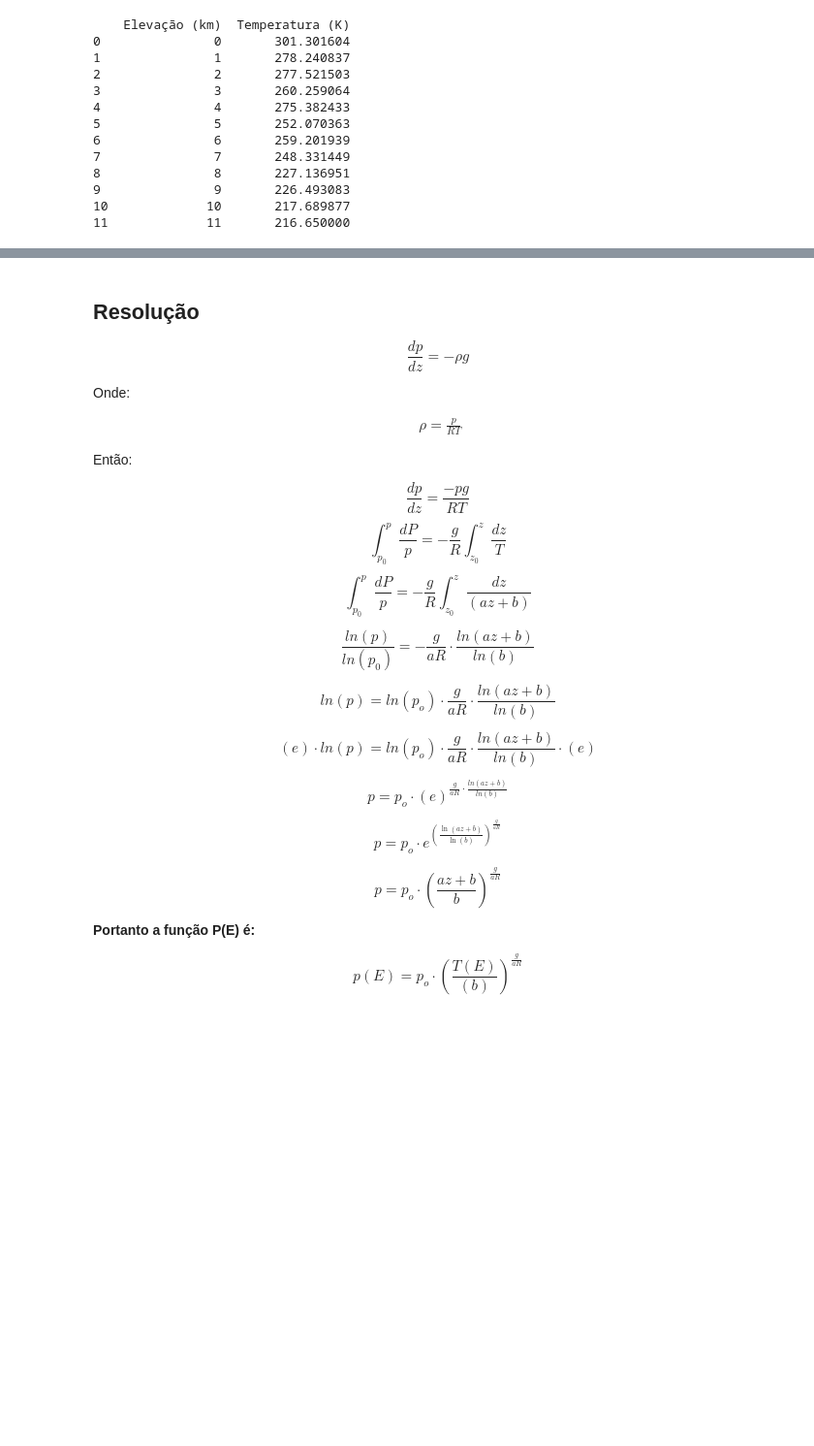
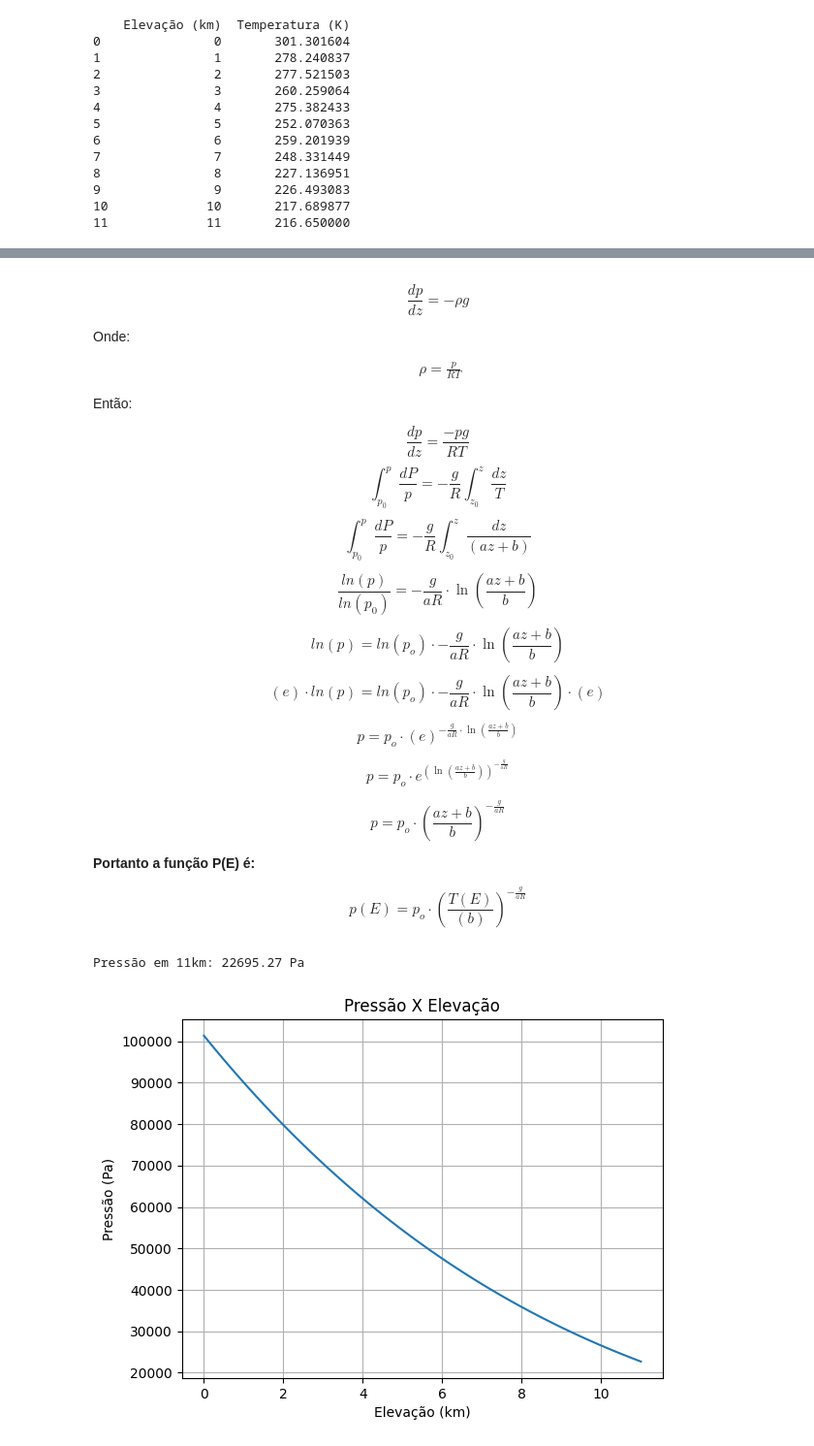
Before and after one commit to RaffaellaSantos/pressao_elevacao, a Jupyter notebook: atividade1.ipynb, the cells around one changed output, grey strips where cells are left out. Shown at 97% size. Cells and saved outputs as stored; diff of their text form; code cells hidden in the pictures; blank space fills up the shorter version.

```diff
--- a/atividade1.ipynb
+++ b/atividade1.ipynb
@@ -121,5 +131,6 @@ plt.show()
 # %% [markdown]
-## Resolução
+
+
 
 $$ \frac{dp}{dz} = -ρg $$
 
@@ -137,21 +148,49 @@ $$ \frac{dp}{dz} = \frac{-pg}{RT} $$
 $$\int^{p}_{p_0} \frac{dP}{p} = -\frac{g}{R} \int^{z}_{z_0} \frac{dz}{T}$$
 $$\int^{p}_{p_0} \frac{dP}{p}  = -\frac{g}{R} \int^{z}_{z_0} \frac{dz}{(az+b)}$$
 
-$$\frac{ln(p)}{ln(p_0)} = -\frac{g}{aR} \cdot \frac{ln(az+b)}{ln(b)} $$
+$$\frac{ln(p)}{ln(p_0)} = -\frac{g}{aR} \cdot \ln(\frac{az+b}{b}) $$
 
-$$ {ln(p)} = {ln(p_o)} \cdot \frac{g}{aR}\cdot \frac{ln(az+b)}{ln(b)} $$
+$$ {ln(p)} = {ln(p_o)} \cdot -\frac{g}{aR}\cdot \ln(\frac{az+b}{b}) $$
 
-$$ {(e)} \cdot  {ln(p)} = {ln(p_o)} \cdot \frac{g}{aR}\cdot \frac{ln(az+b)}{ln(b)} \cdot {(e)}$$
+$$ {(e)} \cdot  {ln(p)} = {ln(p_o)} \cdot -\frac{g}{aR}\cdot \ln(\frac{az+b}{b}) \cdot {(e)}$$
 
-$$ {p} = {p_o} \cdot {(e)^{\frac{g}{aR} \cdot \frac{ln(az+b)}{ln(b)} }}$$
+$$ {p} = {p_o} \cdot {(e)^{-\frac{g}{aR} \cdot \ln(\frac{az+b}{b}) }}$$
 
 $$
-p = p_o \cdot e^{\left( \frac{\ln(az + b)}{\ln(b)} \right)^{\frac{g}{aR}}} $$
+p = p_o \cdot e^{\left( \ln(\frac{az+b}{b}) \right)^{-\frac{g}{aR}}} $$
 
 $$
-p = p_o \cdot \left( \frac{az + b}{b} \right)^{\frac{g}{aR}}$$
+p = p_o \cdot \left( \frac{az+b}{b} \right)^{-\frac{g}{aR}}$$
 
 **Portanto a função P(E) é:**
 
 $$
-p(E) = p_o \cdot \left( \frac{T(E)}{(b)} \right)^{\frac{g}{aR}}$$
+p(E) = p_o \cdot \left( \frac{T(E)}{(b)} \right)^{-\frac{g}{aR}}$$
+# %%
+def p(e):
+    T = t(e)
+    e = e * (10**3)
+    a_m = a / (10**3)
+    return p_0 * (T/b) ** (-(G / (R * a_m)))
+
+p_11 = p(11)
+
+print(f"Pressão em 11km: {p_11[0]:.2f} Pa")
+# %% [output]
+Pressão em 11km: 22695.27 Pa
+# %%
+# Altitude em km
+altitude = np.linspace(0, 11, 100)  # 100 pontos na plotagem
+
+# Calculando a pressão
+pressao = p(altitude)
+
+# Plotagem da função de P(E)
+plt.plot(altitude, pressao)
+plt.xlabel('Elevação (km)')
+plt.ylabel('Pressão (Pa)')
+plt.title('Pressão X Elevação')
+plt.grid(True)
+plt.show()
+# %% [output]
+[figure, added]
```
Also changed, not shown: parts of 21 cells of this notebook, 1 other file.
